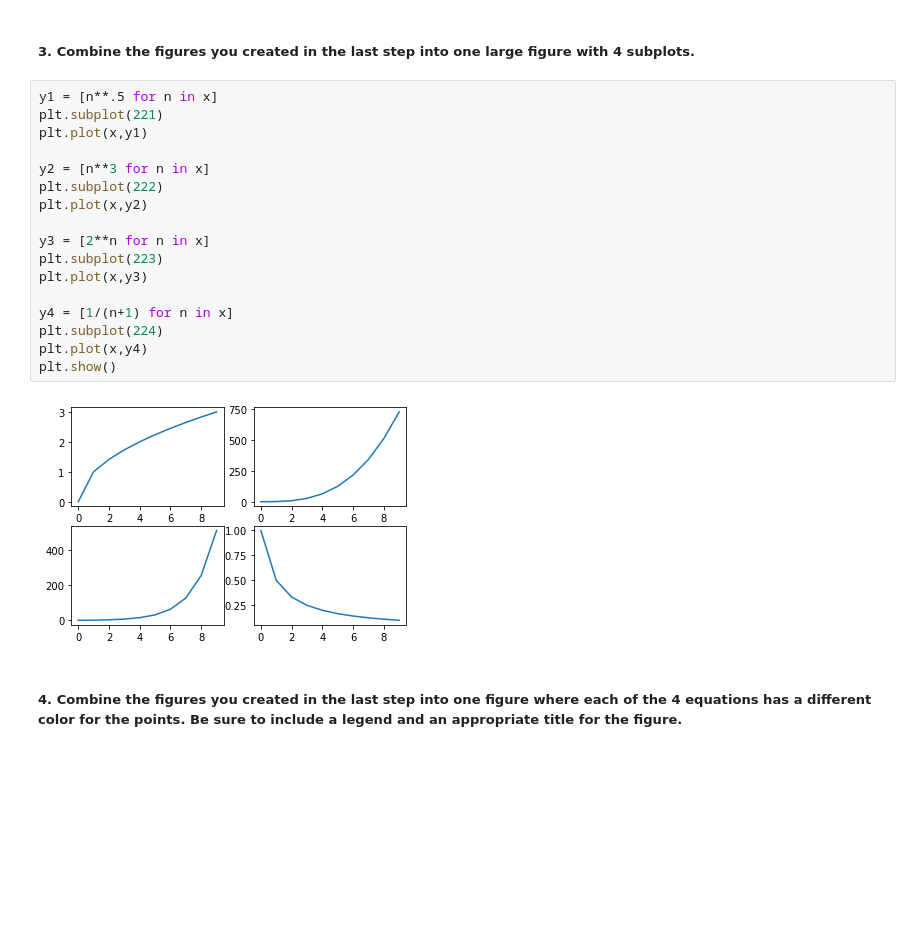
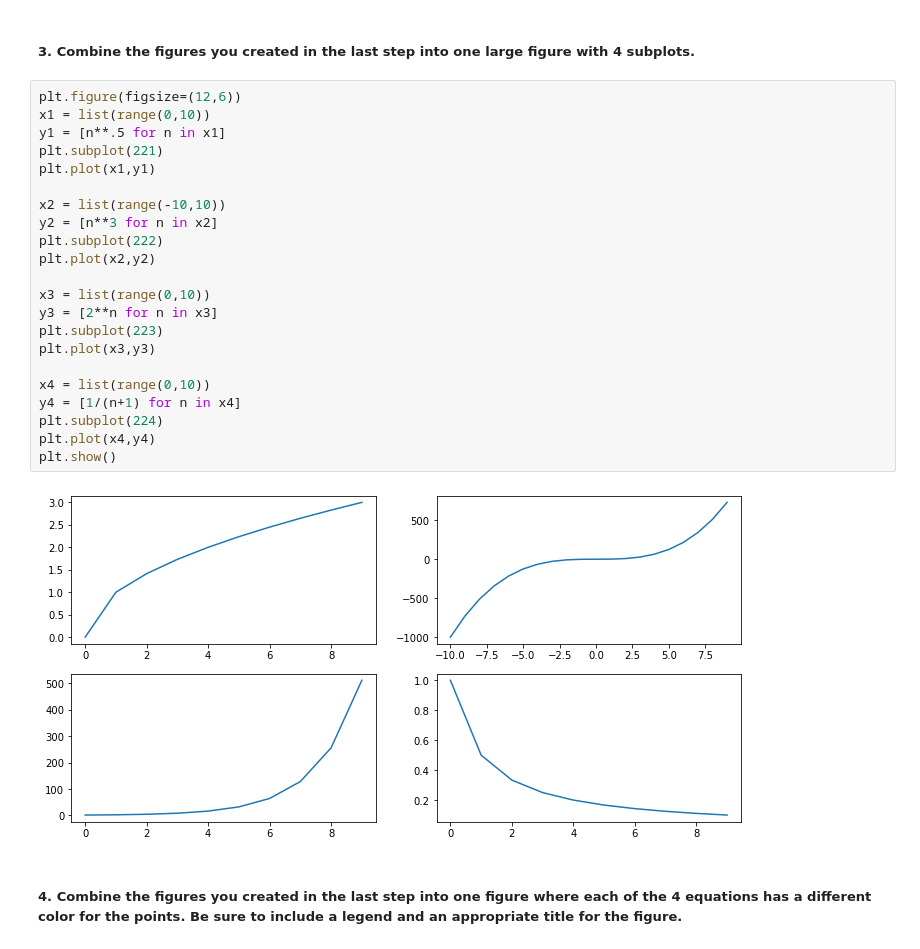
Before and after one commit to morgancross2/numpy-pandas-visualization-exercises, a Jupyter notebook: matplotlib_exercises.ipynb, the cells around one changed output. Saved outputs shown, nothing was run; the diff lists cells and outputs as text; blank space fills up the shorter version.

```diff
--- a/matplotlib_exercises.ipynb
+++ b/matplotlib_exercises.ipynb
@@ -51,24 +51,29 @@ plt.show()
 # %% [markdown]
 ##### 3. Combine the figures you created in the last step into one large figure with 4 subplots.
 # %%
-y1 = [n**.5 for n in x]
+plt.figure(figsize=(12,6))
+x1 = list(range(0,10))
+y1 = [n**.5 for n in x1]
 plt.subplot(221)
-plt.plot(x,y1)
+plt.plot(x1,y1)
 
-y2 = [n**3 for n in x]
+x2 = list(range(-10,10))
+y2 = [n**3 for n in x2]
 plt.subplot(222)
-plt.plot(x,y2)
+plt.plot(x2,y2)
 
-y3 = [2**n for n in x]
+x3 = list(range(0,10))
+y3 = [2**n for n in x3]
 plt.subplot(223)
-plt.plot(x,y3)
+plt.plot(x3,y3)
 
-y4 = [1/(n+1) for n in x]
+x4 = list(range(0,10))
+y4 = [1/(n+1) for n in x4]
 plt.subplot(224)
-plt.plot(x,y4)
+plt.plot(x4,y4)
 plt.show()
 # %% [output]
-[figure, old version]
+[figure, new version]
 # %% [markdown]
 ##### 4. Combine the figures you created in the last step into one figure where each of the 4 equations has a different color for the points. Be sure to include a legend and an appropriate title for the figure.
 # %%
```
Also changed, not shown: parts of 2 cells of this notebook, 1 other file.
